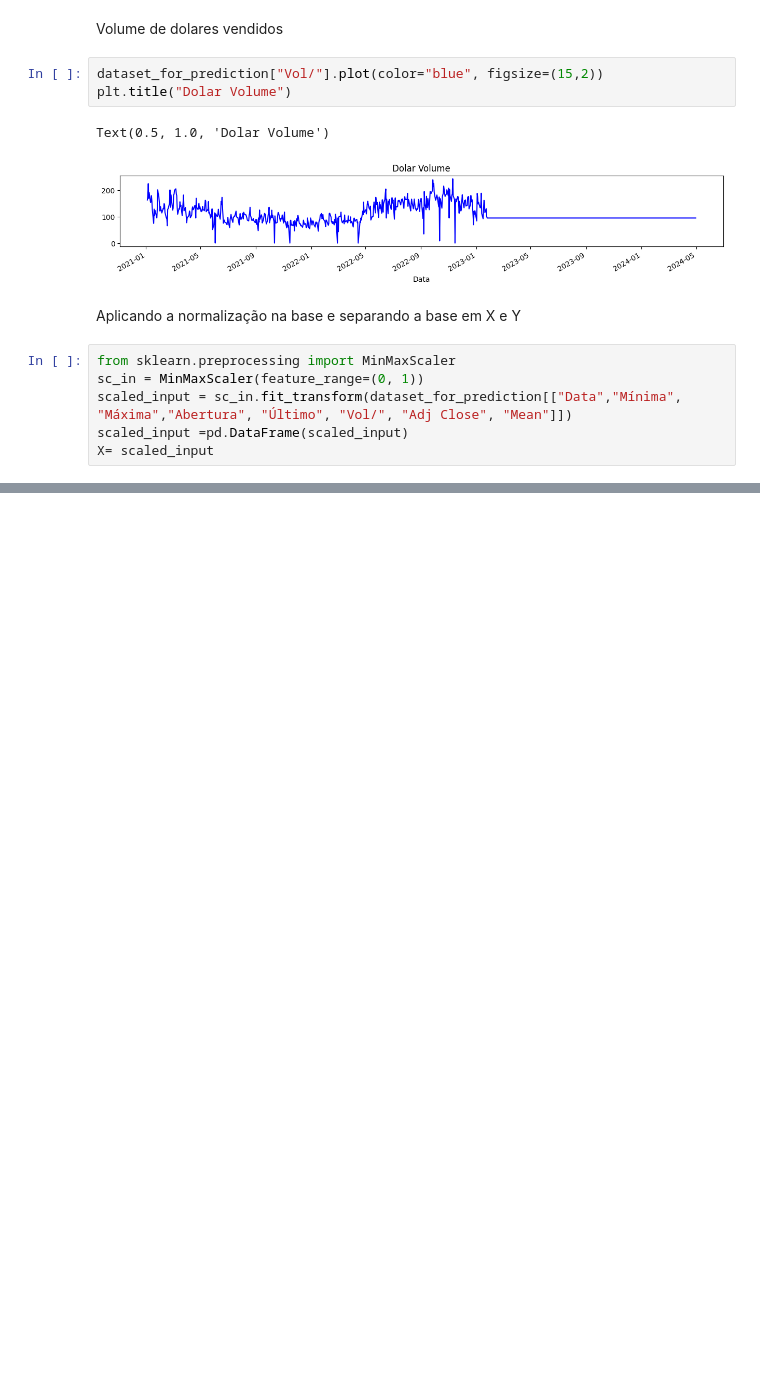
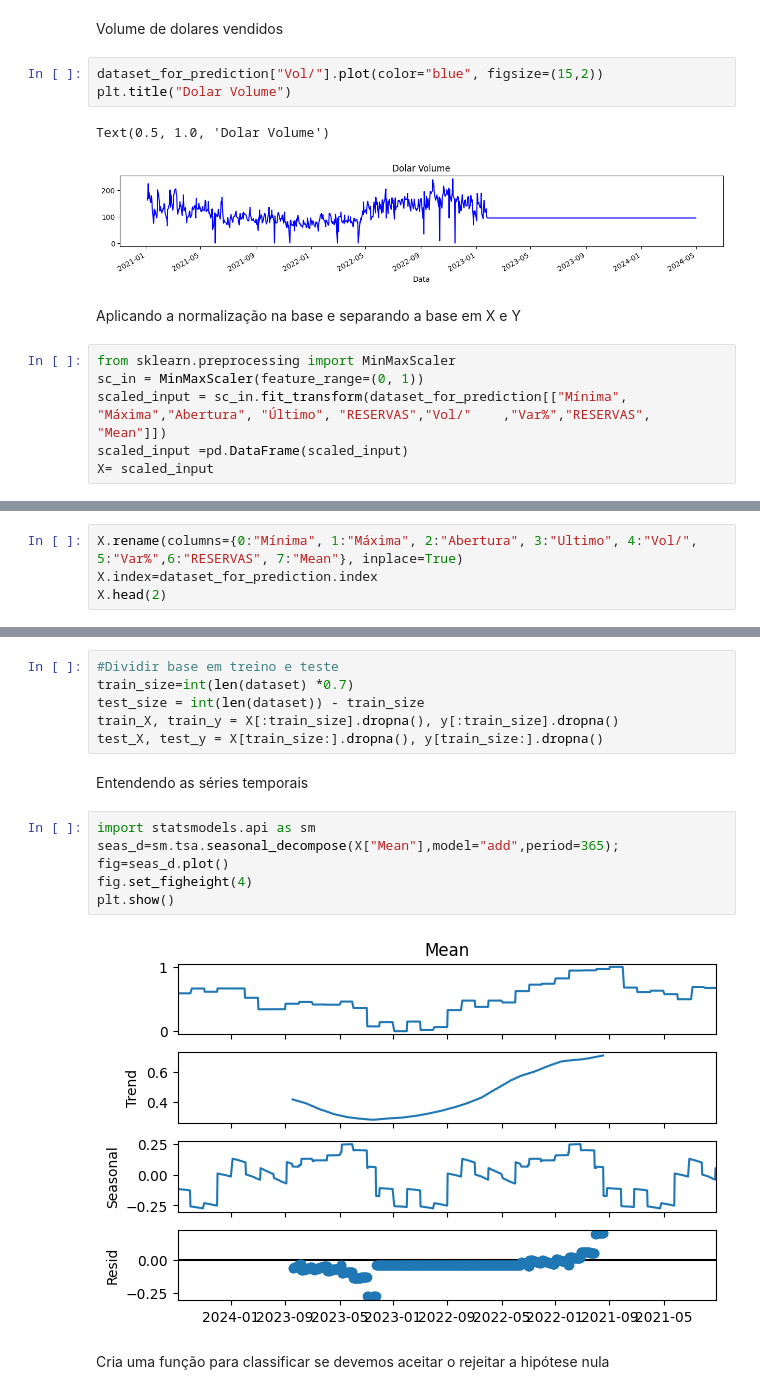
Before and after one commit to DajeanArcila/biblioteca_pandas, a Jupyter notebook: ML_prediçao_dolar.ipynb, the cells around one changed output, grey strips where cells are left out. Cells and saved outputs as stored; diff of their text form; blank space fills up the shorter version.

```diff
--- a/ML_prediçao_dolar.ipynb
+++ b/ML_prediçao_dolar.ipynb
@@ -116,6 +116,6 @@ Aplicando a normalização na base e separando a base em X e Y
 # %%
 from sklearn.preprocessing import MinMaxScaler
 sc_in = MinMaxScaler(feature_range=(0, 1))
-scaled_input = sc_in.fit_transform(dataset_for_prediction[["Data","Mínima", "Máxima","Abertura", "Último", "Vol/", "Adj Close", "Mean"]])
+scaled_input = sc_in.fit_transform(dataset_for_prediction[["Mínima", "Máxima","Abertura", "Último", "RESERVAS","Vol/"	,"Var%","RESERVAS", "Mean"]])
 scaled_input =pd.DataFrame(scaled_input)
 X= scaled_input
@@ -121,0 +127,4 @@ X= scaled_input
+# %%
+X.rename(columns={0:"Mínima", 1:"Máxima", 2:"Abertura", 3:"Ultimo", 4:"Vol/", 5:"Var%",6:"RESERVAS", 7:"Mean"}, inplace=True)
+X.index=dataset_for_prediction.index
+X.head(2)
@@ -121,0 +146,18 @@ X= scaled_input
+# %%
+#Dividir base em treino e teste
+train_size=int(len(dataset) *0.7)
+test_size = int(len(dataset)) - train_size
+train_X, train_y = X[:train_size].dropna(), y[:train_size].dropna()
+test_X, test_y = X[train_size:].dropna(), y[train_size:].dropna()
+# %% [markdown]
+Entendendo as séries temporais
+# %%
+import statsmodels.api as sm
+seas_d=sm.tsa.seasonal_decompose(X["Mean"],model="add",period=365);
+fig=seas_d.plot()
+fig.set_figheight(4)
+plt.show()
+# %% [output]
+[figure, added]
+# %% [markdown]
+Cria uma função para classificar se devemos aceitar o rejeitar a hipótese nula
```
Also changed, not shown: parts of 7 cells of this notebook.
